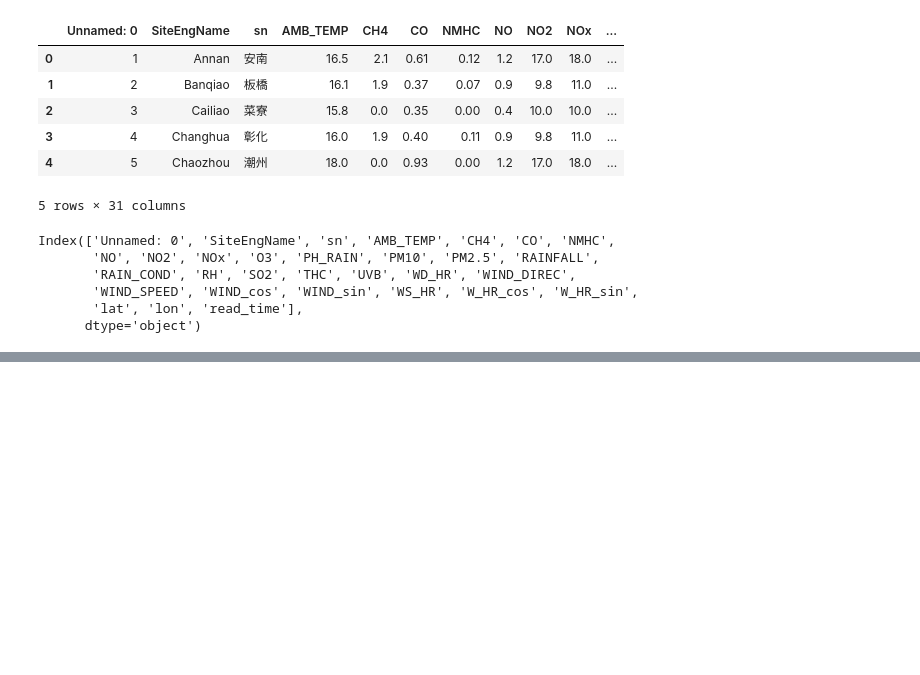
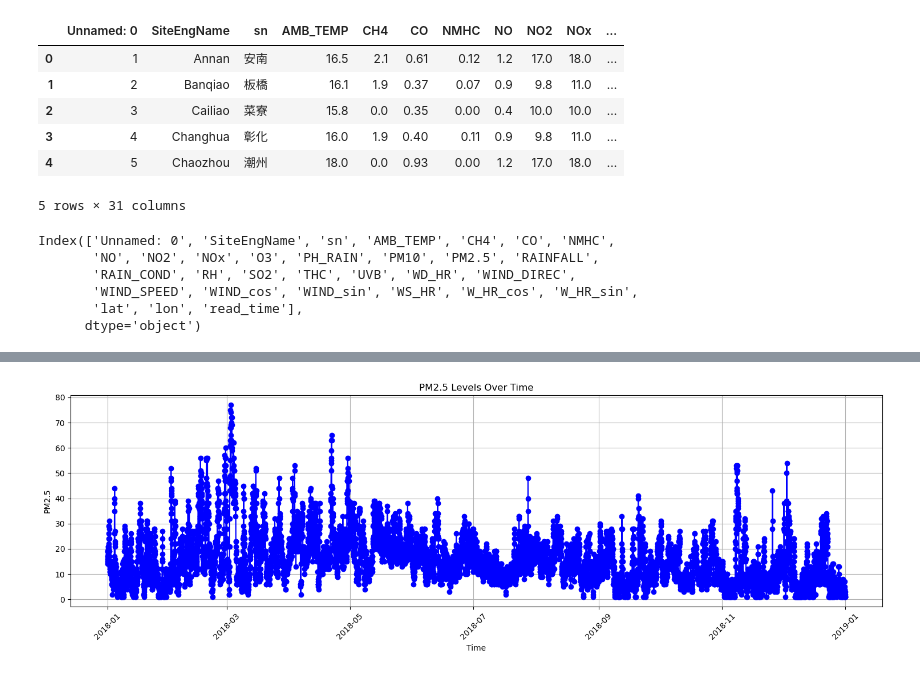
Before and after one commit to amrirasyidi/air_quality_forecasting, a Jupyter notebook: notebooks/1_forecast_testing.ipynb, the cells around one changed output, grey strips where cells are left out. Saved outputs shown, nothing was run; the diff lists cells and outputs as text; code cells hidden in the pictures; blank space fills up the shorter version.

```diff
--- a/notebooks/1_forecast_testing.ipynb
+++ b/notebooks/1_forecast_testing.ipynb
@@ -38,3 +40,12 @@ Index(['Unnamed: 0', 'SiteEngName', 'sn', 'AMB_TEMP', 'CH4', 'CO', 'NMHC',
        'WIND_SPEED', 'WIND_cos', 'WIND_sin', 'WS_HR', 'W_HR_cos', 'W_HR_sin',
        'lat', 'lon', 'read_time'],
       dtype='object')
+# %%
+pm25 = data[[
+    "SiteEngName",
+    "PM2.5",
+    "lon",
+    "lat",
+    "read_time"
+    ]]
+pm25.head()
@@ -40,0 +59,10 @@ Index(['Unnamed: 0', 'SiteEngName', 'sn', 'AMB_TEMP', 'CH4', 'CO', 'NMHC',
+# %%
+pm25_cailiao = pm25[pm25['SiteEngName'] == "Cailiao"]
+
+# simplify the column names
+# remove non alpha numeric, convert all to lowercase
+col_name_mapping = {_: ''.join(filter(str.isalnum, _)).lower() for _ in pm25_cailiao.columns}
+pm25_cailiao = pm25_cailiao.rename(columns=col_name_mapping)
+
+# convert column data type
+pm25_cailiao['readtime'] = pd.to_datetime(pm25_cailiao['readtime'])
@@ -40,0 +78,14 @@ Index(['Unnamed: 0', 'SiteEngName', 'sn', 'AMB_TEMP', 'CH4', 'CO', 'NMHC',
+# %%
+fig, ax = plt.subplots(figsize = (15,5))
+
+ax.plot(
+    pm25_cailiao['readtime'], pm25_cailiao['pm25'], marker='o', linestyle='-', color='b'
+    )
+plt.title('PM2.5 Levels Over Time')
+plt.xlabel('Time')
+plt.ylabel('PM2.5')
+plt.xticks(rotation=45)
+plt.grid(True)
+plt.tight_layout()
+# %% [output]
+[figure, added]
```
Also changed, not shown: parts of 3 cells of this notebook.
